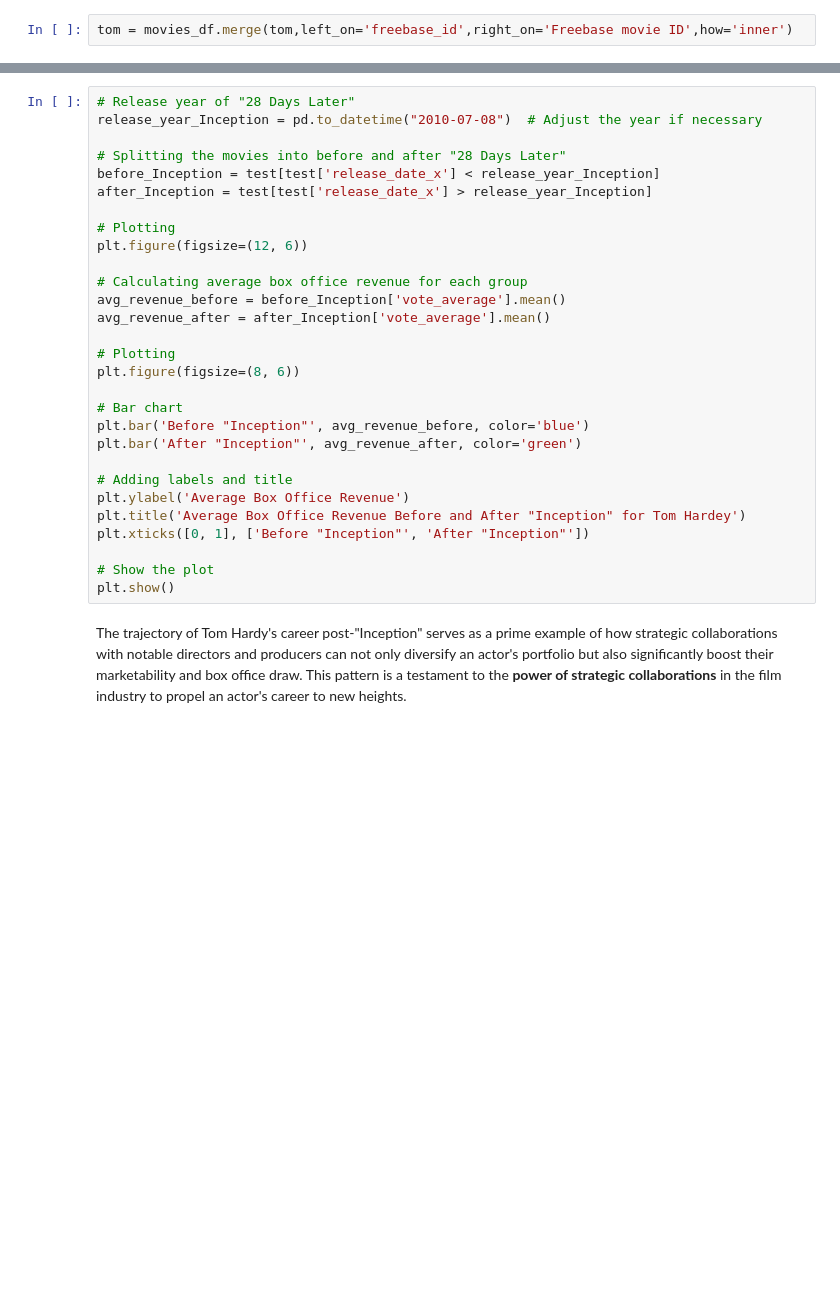
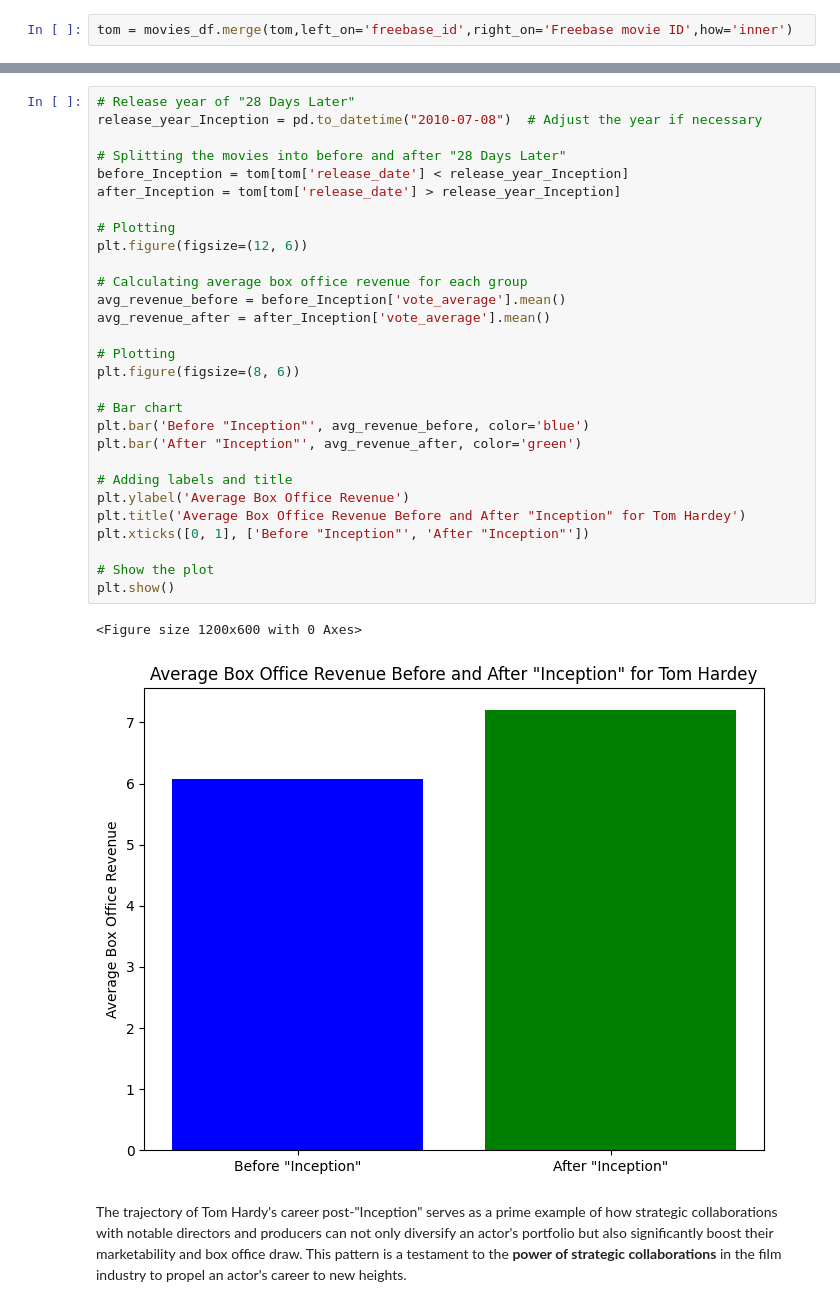
Before and after one commit to epfl-ada/ada-2023-project-cedars10452, a Jupyter notebook: Untitled.ipynb, the cells around one changed output, grey strips where cells are left out. Drawn from its saved outputs; the diff is of its cells as text; blank space fills up the shorter version.

```diff
--- a/Untitled.ipynb
+++ b/Untitled.ipynb
@@ -1592,32 +1583,35 @@ plt.show()
 # %%
 # Release year of "28 Days Later"
 release_year_Inception = pd.to_datetime("2010-07-08")  # Adjust the year if necessary
 
 # Splitting the movies into before and after "28 Days Later"
-before_Inception = test[test['release_date_x'] < release_year_Inception]
-after_Inception = test[test['release_date_x'] > release_year_Inception]
+before_Inception = tom[tom['release_date'] < release_year_Inception]
+after_Inception = tom[tom['release_date'] > release_year_Inception]
 
 # Plotting
 plt.figure(figsize=(12, 6))
 
 # Calculating average box office revenue for each group
 avg_revenue_before = before_Inception['vote_average'].mean()
 avg_revenue_after = after_Inception['vote_average'].mean()
 
 # Plotting
 plt.figure(figsize=(8, 6))
 
 # Bar chart
 plt.bar('Before "Inception"', avg_revenue_before, color='blue')
 plt.bar('After "Inception"', avg_revenue_after, color='green')
 
 # Adding labels and title
 plt.ylabel('Average Box Office Revenue')
 plt.title('Average Box Office Revenue Before and After "Inception" for Tom Hardey')
 plt.xticks([0, 1], ['Before "Inception"', 'After "Inception"'])
 
 # Show the plot
 plt.show()
+# %% [output]
+<Figure size 1200x600 with 0 Axes>
+[figure, added]
 # %% [markdown]
 The trajectory of Tom Hardy's career post-"Inception" serves as a prime example of how strategic collaborations with notable directors and producers can not only diversify an actor's portfolio but also significantly boost their marketability and box office draw. This pattern is a testament to the **power of strategic collaborations** in the film industry to propel an actor's career to new heights.
 # %% [markdown]
```
Also changed, not shown: parts of 69 cells of this notebook, 1 other file.
